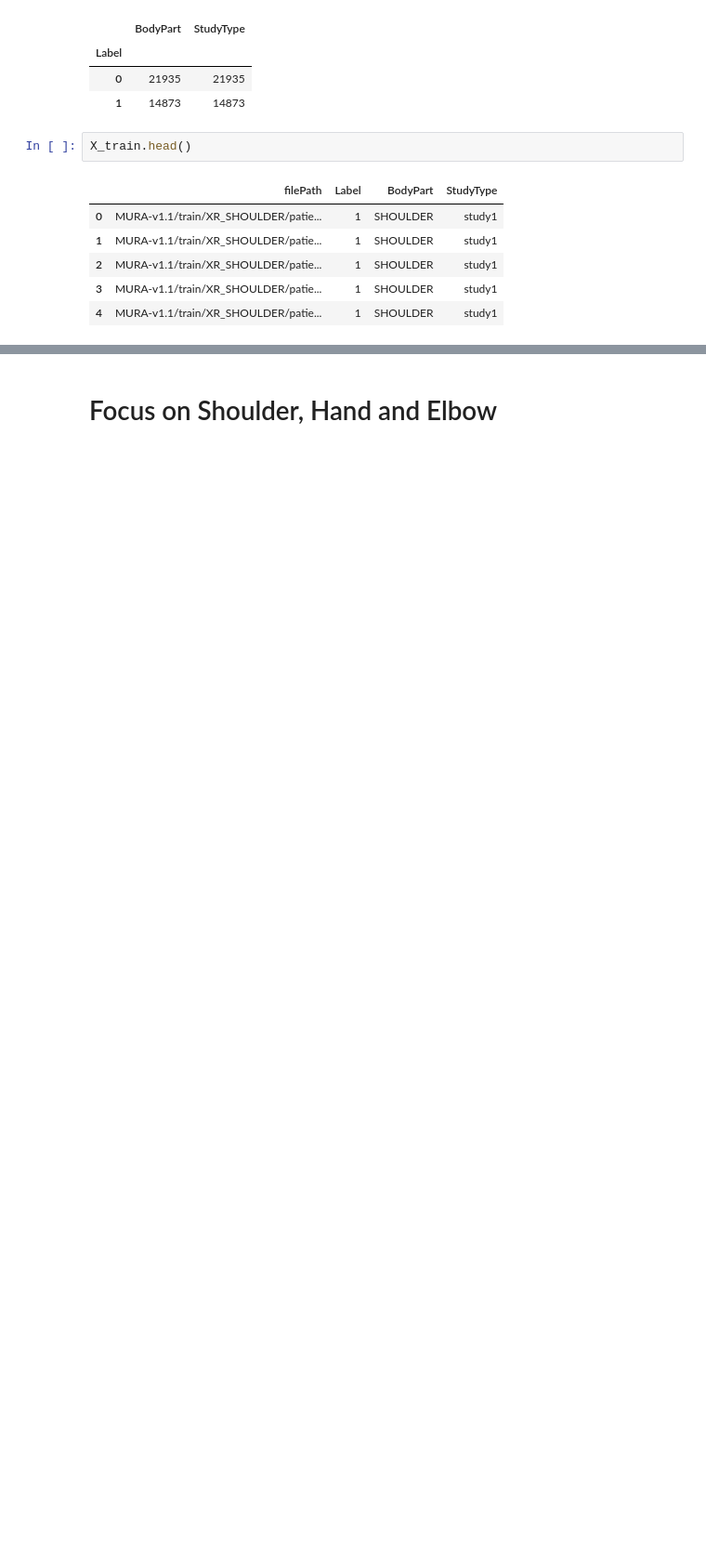
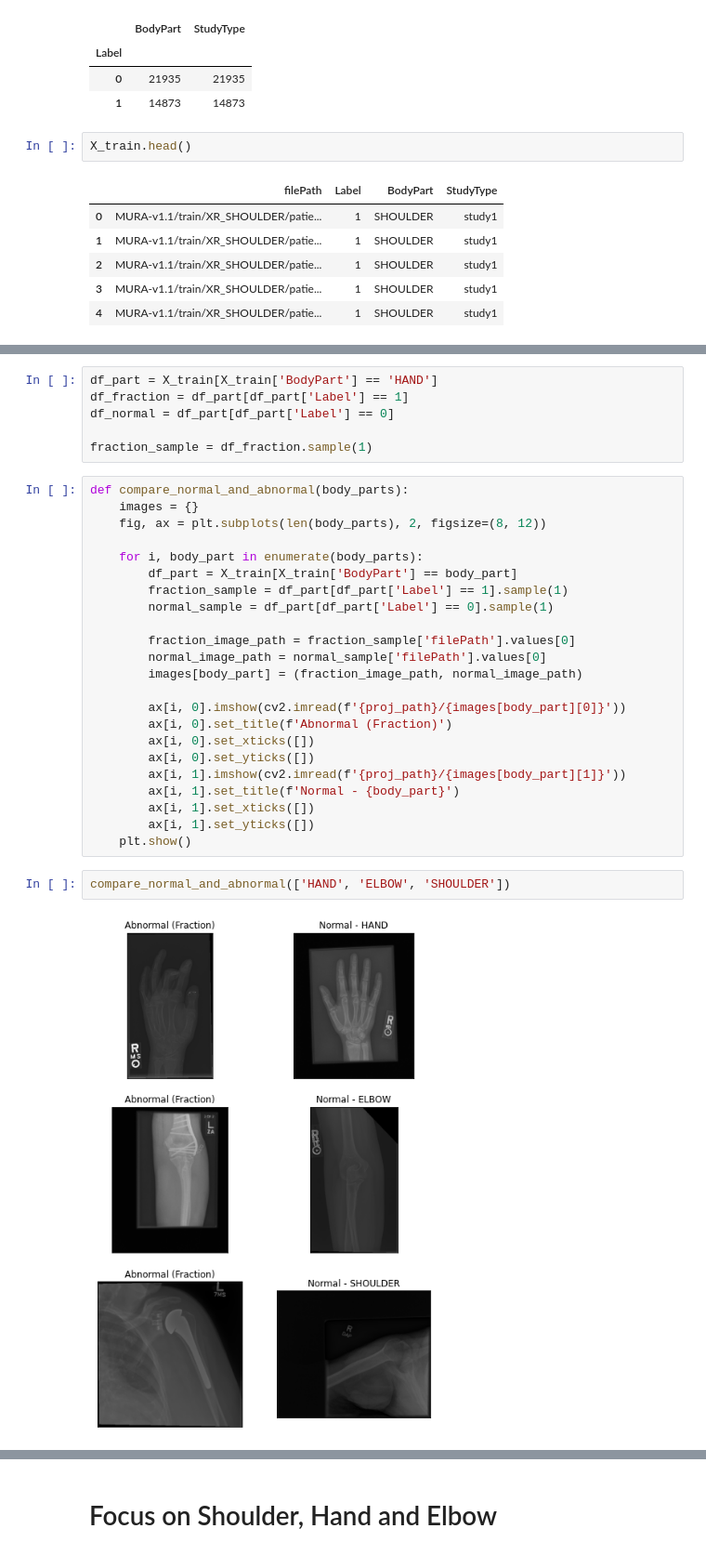
Before and after one commit to DanielFadlon/helthcare-bone-fractures, a Jupyter notebook: bone-fractures.ipynb, the cells around one changed output, grey strips where cells are left out. Shown: that part at 93% size. Saved outputs shown, nothing was run; the diff lists cells and outputs as text; blank space fills up the shorter version.

```diff
--- a/bone-fractures.ipynb
+++ b/bone-fractures.ipynb
@@ -183,0 +194,33 @@ X_train.head()
+# %%
+df_part = X_train[X_train['BodyPart'] == 'HAND']
+df_fraction = df_part[df_part['Label'] == 1]
+df_normal = df_part[df_part['Label'] == 0]
+
+fraction_sample = df_fraction.sample(1)
+# %%
+def compare_normal_and_abnormal(body_parts):
+    images = {}
+    fig, ax = plt.subplots(len(body_parts), 2, figsize=(8, 12))
+
+    for i, body_part in enumerate(body_parts):
+        df_part = X_train[X_train['BodyPart'] == body_part]
+        fraction_sample = df_part[df_part['Label'] == 1].sample(1)
+        normal_sample = df_part[df_part['Label'] == 0].sample(1)
+
+        fraction_image_path = fraction_sample['filePath'].values[0]
+        normal_image_path = normal_sample['filePath'].values[0]
+        images[body_part] = (fraction_image_path, normal_image_path)
+
+        ax[i, 0].imshow(cv2.imread(f'{proj_path}/{images[body_part][0]}'))
+        ax[i, 0].set_title(f'Abnormal (Fraction)')
+        ax[i, 0].set_xticks([])
+        ax[i, 0].set_yticks([])
+        ax[i, 1].imshow(cv2.imread(f'{proj_path}/{images[body_part][1]}'))
+        ax[i, 1].set_title(f'Normal - {body_part}')
+        ax[i, 1].set_xticks([])
+        ax[i, 1].set_yticks([])
+    plt.show()
+# %%
+compare_normal_and_abnormal(['HAND', 'ELBOW', 'SHOULDER'])
+# %% [output]
+[figure, added]
```
Also changed, not shown: parts of 26 cells of this notebook, 13 other files.
